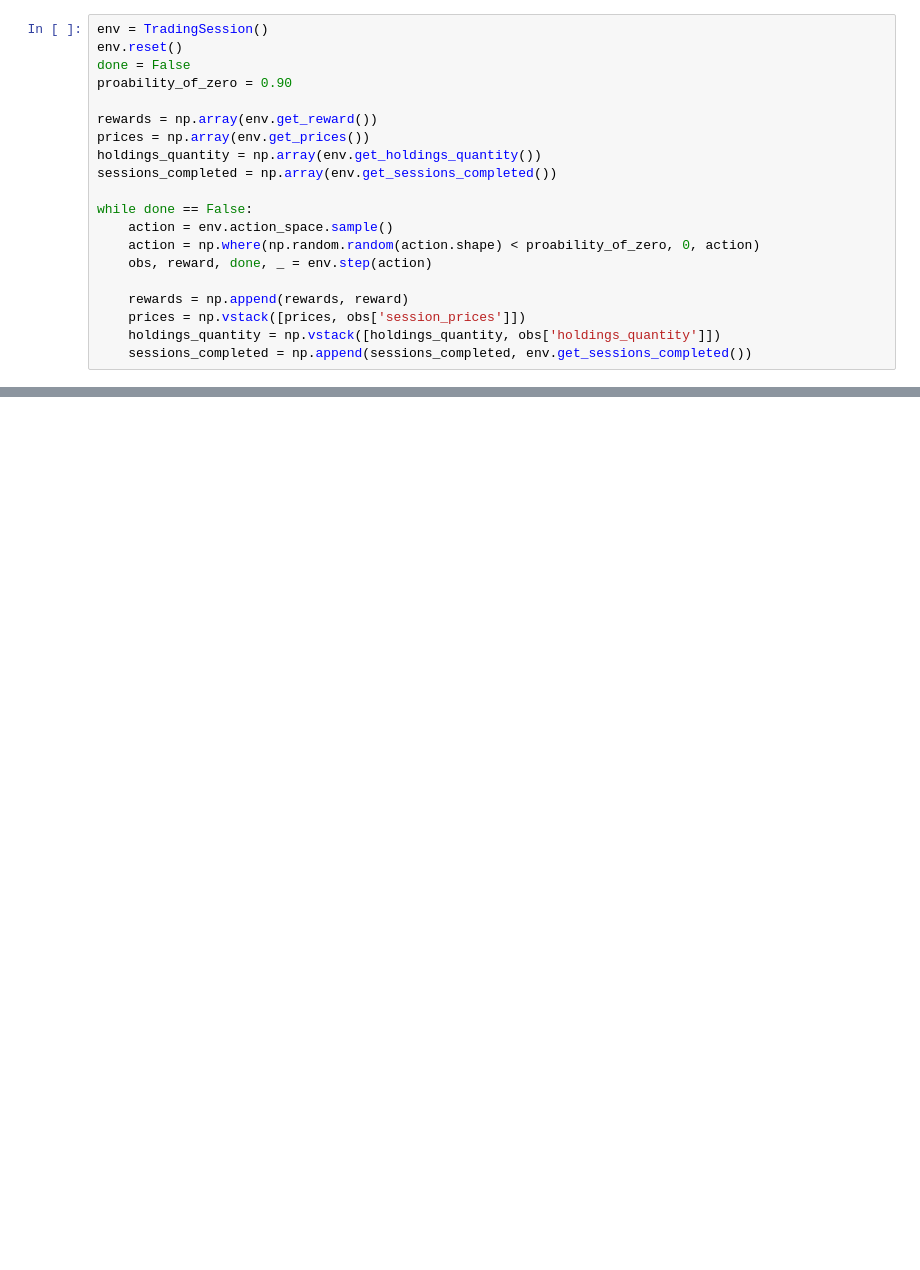
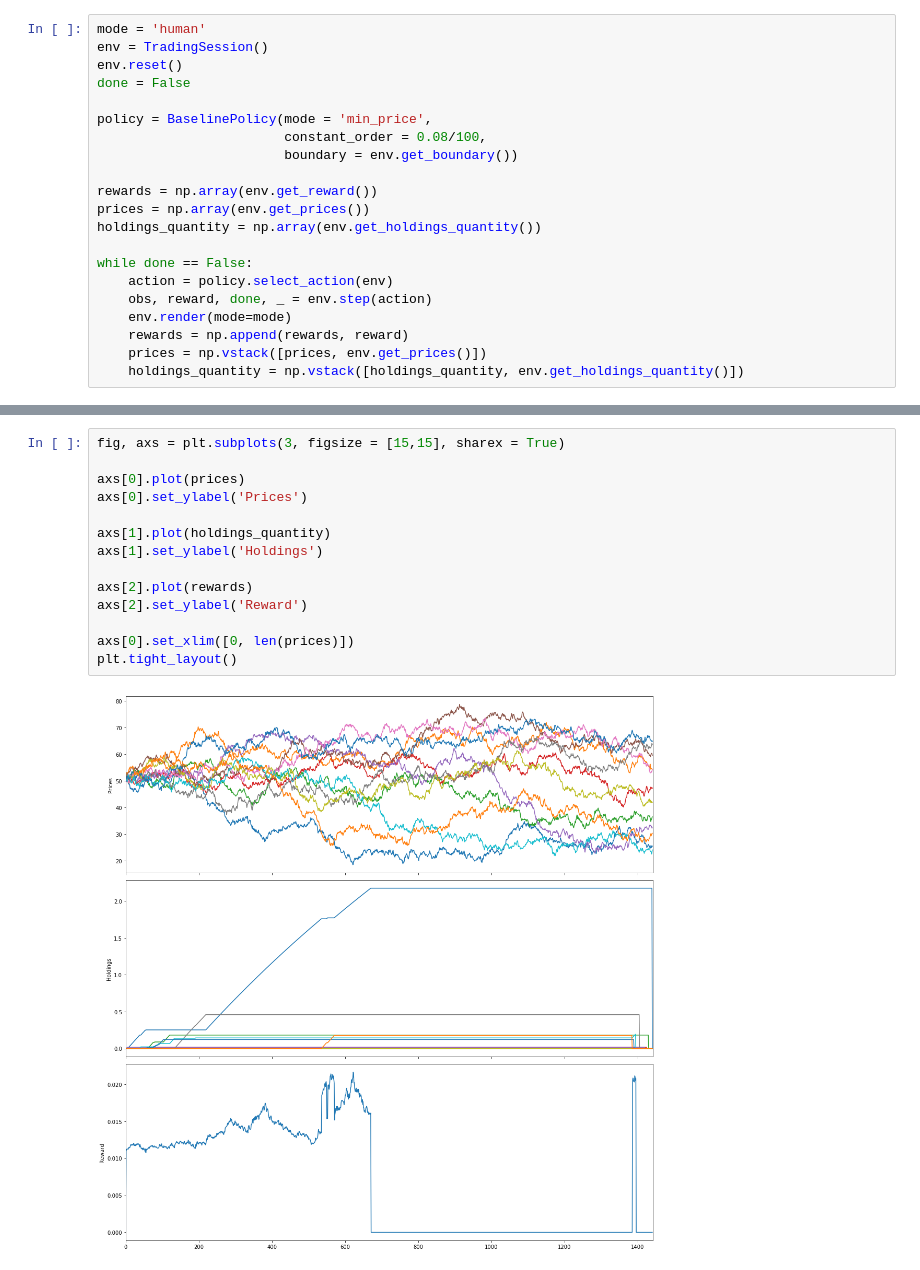
Before and after one commit to lucasblt/trading-session-gym, a Jupyter notebook: running_tests.ipynb, the cells around one changed output, grey strips where cells are left out. Saved outputs shown, nothing was run; the diff lists cells and outputs as text; blank space fills up the shorter version.

```diff
--- a/running_tests.ipynb
+++ b/running_tests.ipynb
@@ -11,22 +13,23 @@ from trading_session_gym.envs.trading_session_gym import TradingSession
 The autoreload extension is already loaded. To reload it, use:
   %reload_ext autoreload
 # %%
+mode = 'human'
 env = TradingSession()
 env.reset()
 done = False
-proability_of_zero = 0.90
+
+policy = BaselinePolicy(mode = 'min_price',
+                        constant_order = 0.08/100,
+                        boundary = env.get_boundary())
 
 rewards = np.array(env.get_reward())
 prices = np.array(env.get_prices())
 holdings_quantity = np.array(env.get_holdings_quantity())
-sessions_completed = np.array(env.get_sessions_completed())
 
 while done == False:
-    action = env.action_space.sample()
-    action = np.where(np.random.random(action.shape) < proability_of_zero, 0, action)
+    action = policy.select_action(env)
     obs, reward, done, _ = env.step(action)
-
+    env.render(mode=mode)
     rewards = np.append(rewards, reward)
-    prices = np.vstack([prices, obs['session_prices']])
-    holdings_quantity = np.vstack([holdings_quantity, obs['holdings_quantity']])
-    sessions_completed = np.append(sessions_completed, env.get_sessions_completed())
+    prices = np.vstack([prices, env.get_prices()])
+    holdings_quantity = np.vstack([holdings_quantity, env.get_holdings_quantity()])
@@ -75,0 +36,16 @@ plt.plot(rewards_accu)
+# %%
+fig, axs = plt.subplots(3, figsize = [15,15], sharex = True)
+
+axs[0].plot(prices)
+axs[0].set_ylabel('Prices')
+
+axs[1].plot(holdings_quantity)
+axs[1].set_ylabel('Holdings')
+
+axs[2].plot(rewards)
+axs[2].set_ylabel('Reward')
+
+axs[0].set_xlim([0, len(prices)])
+plt.tight_layout()
+# %% [output]
+[figure, added]
```
Also changed, not shown: parts of 9 cells of this notebook, 4 other files.
